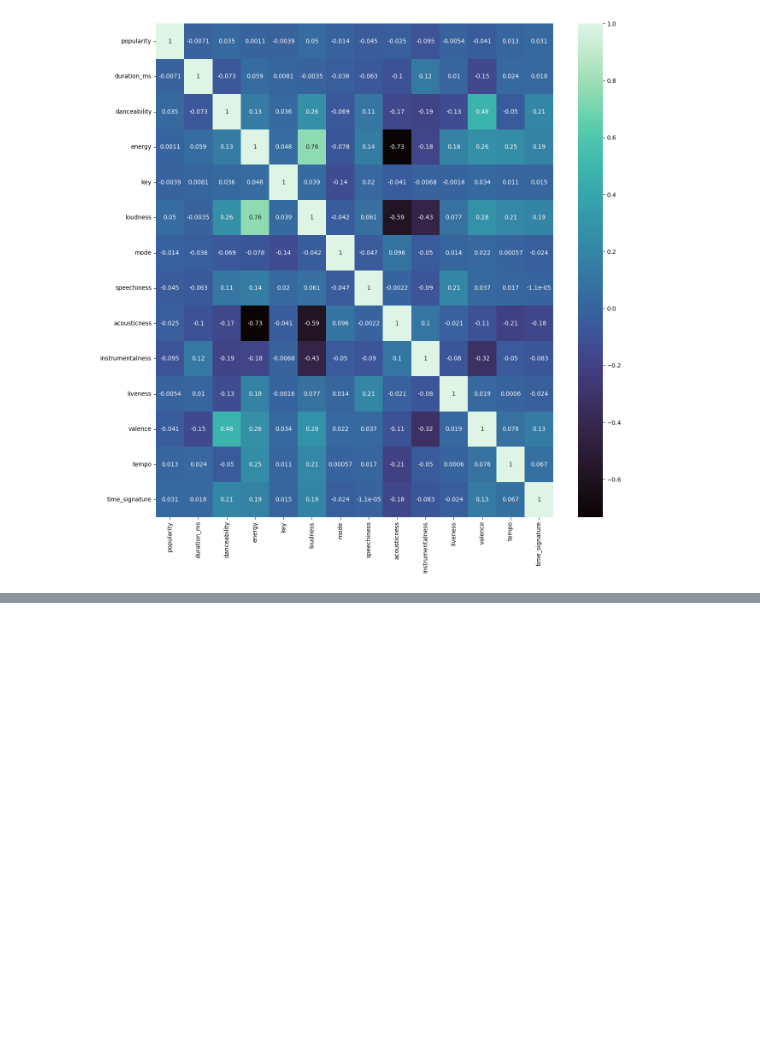
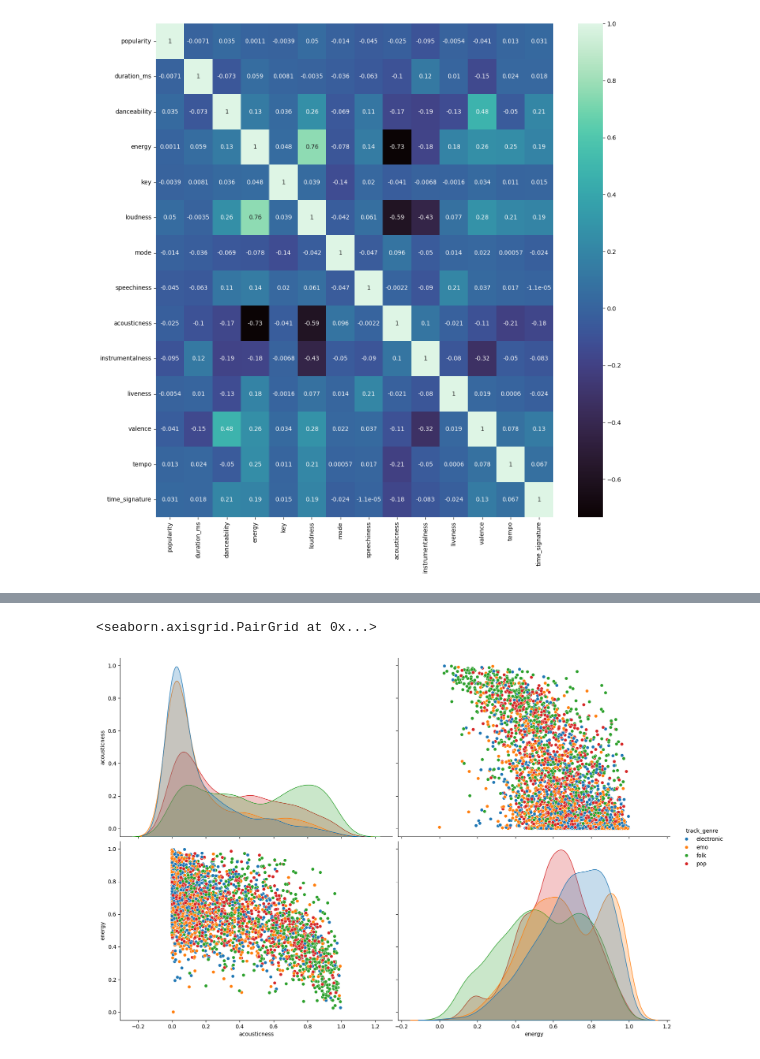
Before and after one commit to RunningBaldMan/spotify_eda_JustinMasters, a Jupyter notebook: eda.ipynb, the cells around one changed output, grey strips where cells are left out. Saved outputs shown, nothing was run; the diff lists cells and outputs as text; code cells hidden in the pictures; blank space fills up the shorter version.

```diff
--- a/eda.ipynb
+++ b/eda.ipynb
@@ -279,0 +293,11 @@ sns.heatmap(df_corr, annot=True, cmap='mako')
+# %%
+df['track_genre'].value_counts()
+
+df_genres = df[df['track_genre'].isin(['pop', 'folk', 'emo', 'puml-rock', 'electronic'])]
+
+df_sample = df_genres.sample(n=4000 #got an out of size error with 5000
+                             , random_state=1)
+sns.pairplot(df_sample[['acousticness', 'energy', 'track_genre']], height=5, aspect = 1.5, diag_kind='kde', hue='track_genre')
+# %% [output]
+<seaborn.axisgrid.PairGrid at 0x...>
+[figure, added]
```
Also changed, not shown: parts of 3 cells of this notebook.
